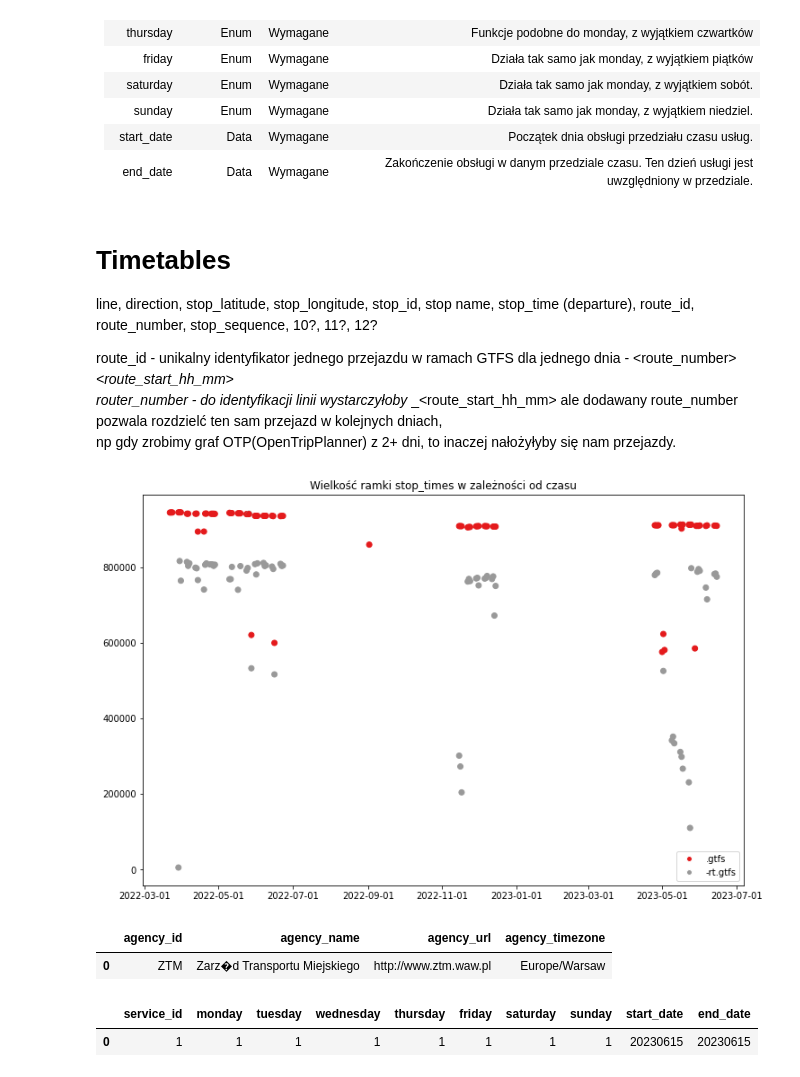
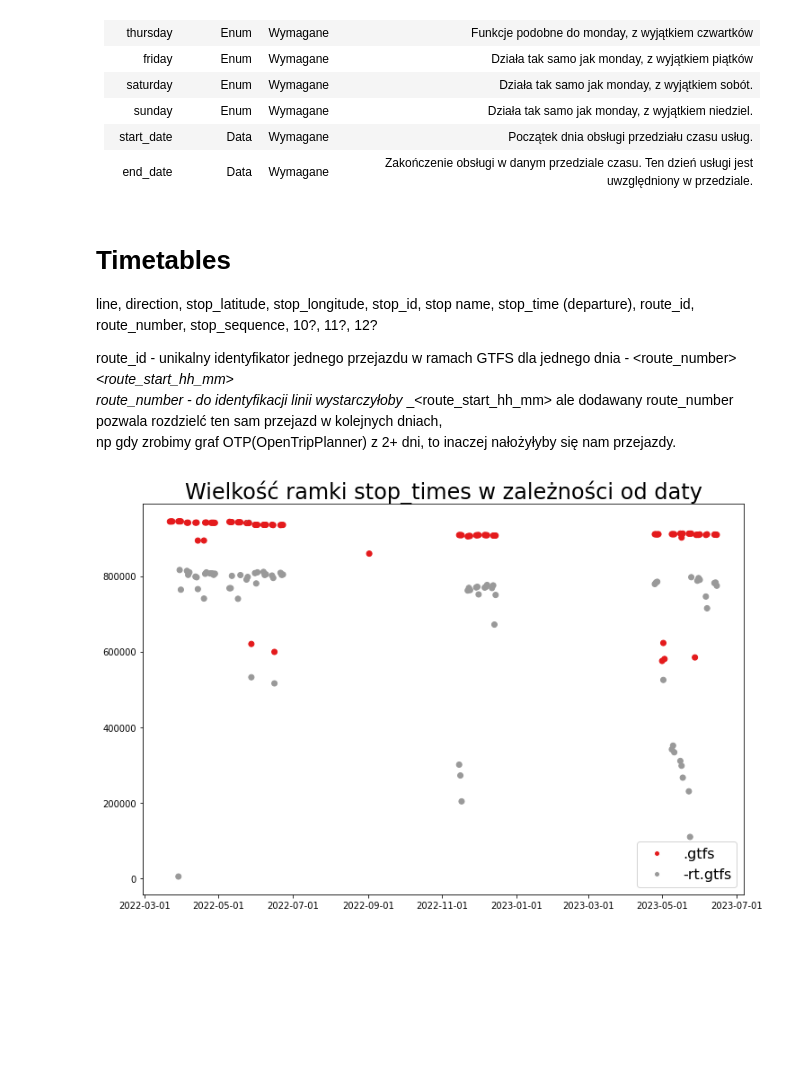
Before and after one commit to hoanganhlinh/praca-inzynierska, a Jupyter notebook: EDA.ipynb, the cells around one changed output. Cells and saved outputs as stored; diff of their text form; code cells hidden in the pictures; blank space fills up the shorter version.

```diff
--- a/EDA.ipynb
+++ b/EDA.ipynb
@@ -77,7 +77,7 @@
 line, direction, stop_latitude, stop_longitude, stop_id, stop name, stop_time (departure), route_id, route_number, stop_sequence, 10?, 11?, 12?
 
 route_id - unikalny identyfikator jednego przejazdu w ramach GTFS dla jednego dnia - <line>_<direction>_<route_number>_<route_start_hh_mm>
-router_number - do identyfikacji linii wystarczyłoby <line>_<direction>_<route_start_hh_mm> ale dodawany route_number pozwala rozdzielć ten sam przejazd w kolejnych dniach,
+route_number - do identyfikacji linii wystarczyłoby <line>_<direction>_<route_start_hh_mm> ale dodawany route_number pozwala rozdzielć ten sam przejazd w kolejnych dniach,
  np gdy zrobimy graf OTP(OpenTripPlanner) z 2+ dni, to inaczej nałożyłyby się nam przejazdy.
 # %%
 import pandas as pd
@@ -110,26 +110,16 @@ files = np.asarray(files)
 # %%
 fig, ax = plt.subplots(1,1)
 fig.set_size_inches(12,8)
 locator = mdates.AutoDateLocator(interval_multiples=True)  # Adjust the interval as needed
 plt.gca().xaxis.set_major_locator(locator)
 formatter = mdates.DateFormatter("%Y-%m-%d")  # Customize the date format
 plt.gca().xaxis.set_major_formatter(formatter)
 scatter = ax.scatter(files[...,0], lengths, c = [0 if f == '.gtfs' else 1 if f == '-rt.gtfs' else 2 for f in files[..., 1]], cmap = 'Set1')
-plt.title("Wielkość ramki stop_times w zależności od czasu")
+plt.title("Wielkość ramki stop_times w zależności od daty", fontsize = 24)
 legend_handles = [plt.Line2D([0], [0], marker='o', color='w', markerfacecolor=[0.89411765, 0.10196078, 0.10980392, 1.], label='.gtfs'), plt.Line2D([0], [0], marker='o', color='w', markerfacecolor=[0.6       , 0.6       , 0.6       , 1.        ], label='-rt.gtfs')]
 
 # Add a legend to the plot
-ax.legend(handles=legend_handles)
+ax.legend(handles=legend_handles, fontsize = 16)
 plt.show()
 # %% [output]
-[figure, old version]
+[figure, new version]
-# %%
-agency_df
-# %% [output]
-|  | agency_id | agency_name | agency_url | agency_timezone |
-| 0 | ZTM | Zarz�d Transportu Miejskiego | http://www.ztm.waw.pl | Europe/Warsaw |
-# %%
-calendar_df
-# %% [output]
-|  | service_id | monday | tuesday | wednesday | thursday | friday | saturday | sunday | start_date | end_date |
-| 0 | 1 | 1 | 1 | 1 | 1 | 1 | 1 | 1 | 20230615 | 20230615 |
```
Also changed, not shown: parts of 30 cells of this notebook.
